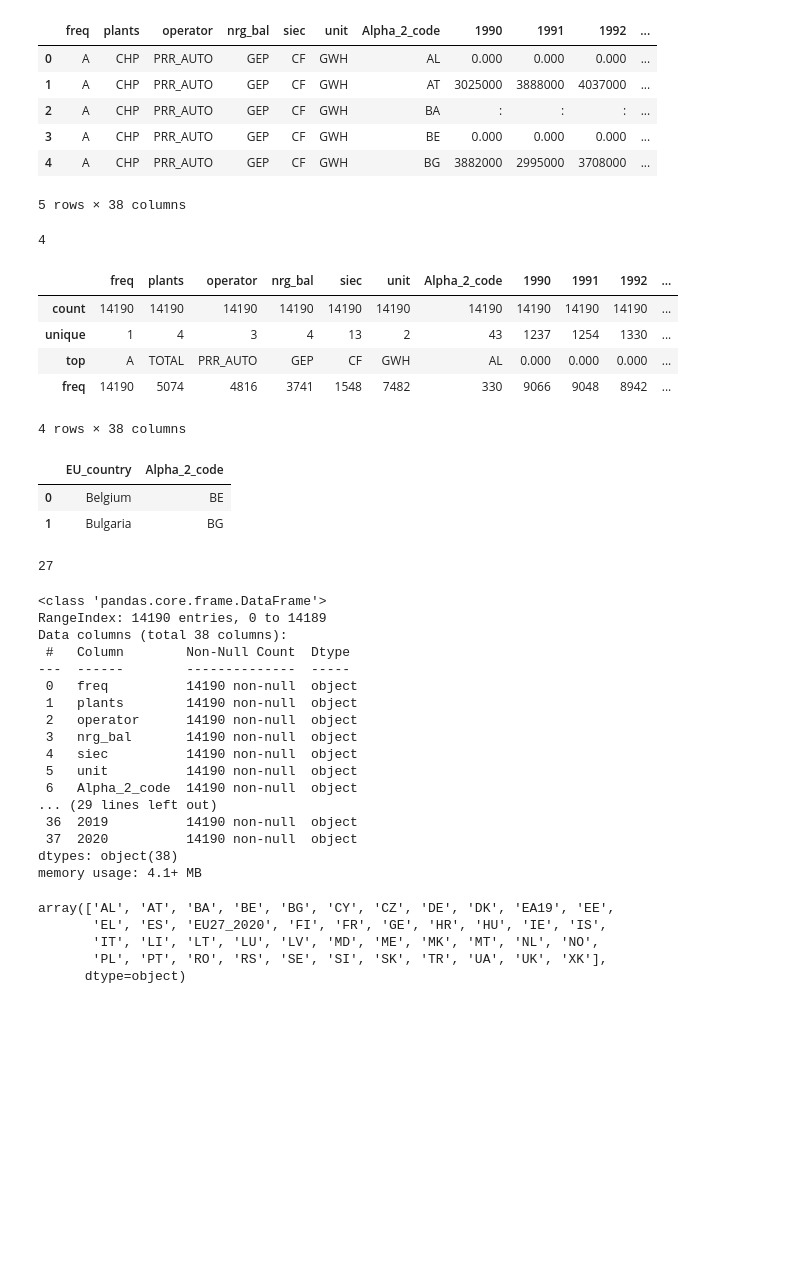
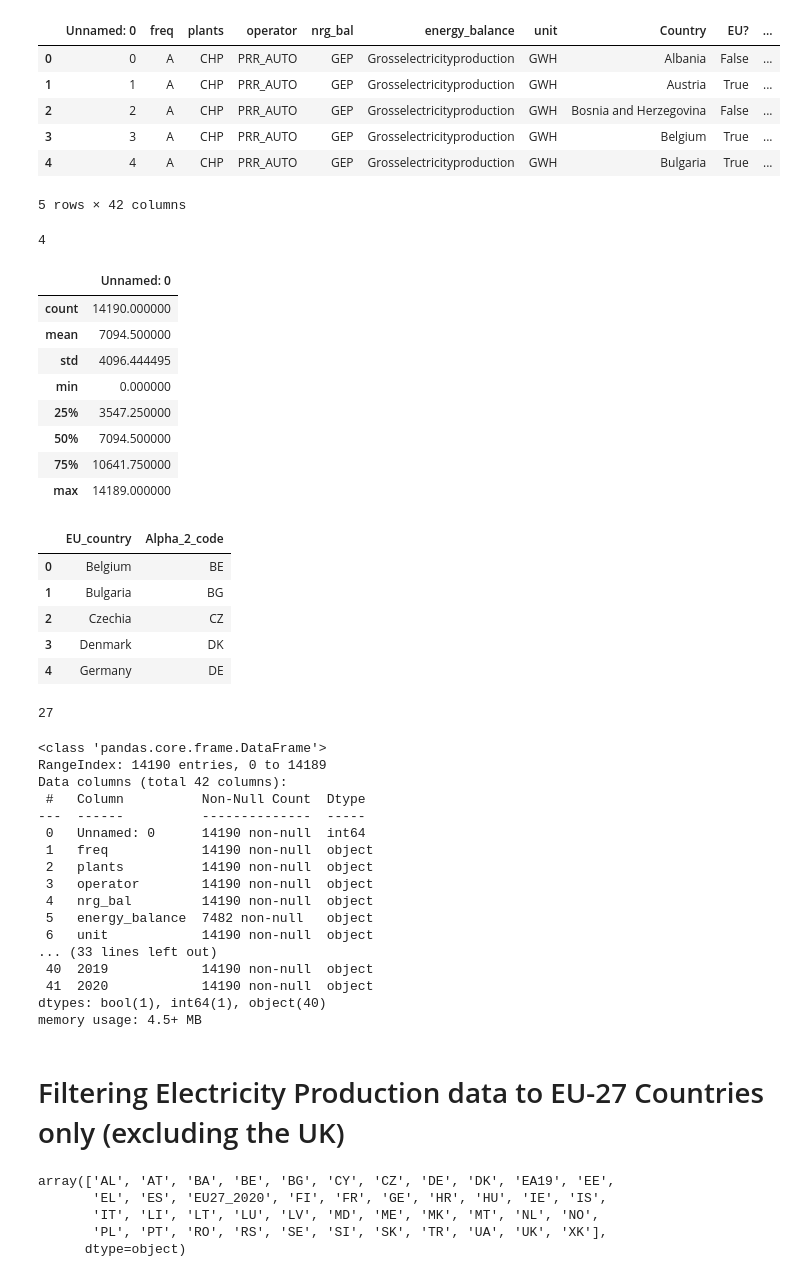
Before and after one commit to SinanSeyhan/green-electricity-project, a Jupyter notebook: notebooks/Pratima-data_analysis.ipynb, the cells around one changed output. Cells and saved outputs as stored; diff of their text form; code cells hidden in the pictures; blank space fills up the shorter version.

Commit message:
Using clean production csv

```diff
--- a/notebooks/Pratima-data_analysis.ipynb
+++ b/notebooks/Pratima-data_analysis.ipynb
@@ -5,14 +6,14 @@ import numpy as np
 # %%
-production = pd.read_csv('../raw_data/GrossNetElecProd.csv', encoding = 'unicode_escape')
+production = pd.read_csv('../raw_data/Production_Cleaned.csv', encoding = 'unicode_escape')
 production.head()
 # %% [output]
-|  | freq | plants | operator | nrg_bal | siec | unit | Alpha_2_code | 1990 | 1991 | 1992 | ... |
-| 0 | A | CHP | PRR_AUTO | GEP | CF | GWH | AL | 0.000 | 0.000 | 0.000 | ... |
-| 1 | A | CHP | PRR_AUTO | GEP | CF | GWH | AT | 3025000 | 3888000 | 4037000 | ... |
-| 2 | A | CHP | PRR_AUTO | GEP | CF | GWH | BA | : | : | : | ... |
-| 3 | A | CHP | PRR_AUTO | GEP | CF | GWH | BE | 0.000 | 0.000 | 0.000 | ... |
-| 4 | A | CHP | PRR_AUTO | GEP | CF | GWH | BG | 3882000 | 2995000 | 3708000 | ... |
+|  | Unnamed: 0 | freq | plants | operator | nrg_bal | energy_balance | unit | Country | EU? | ... |
+| 0 | 0 | A | CHP | PRR_AUTO | GEP | Grosselectricityproduction | GWH | Albania | False | ... |
+| 1 | 1 | A | CHP | PRR_AUTO | GEP | Grosselectricityproduction | GWH | Austria | True | ... |
+| 2 | 2 | A | CHP | PRR_AUTO | GEP | Grosselectricityproduction | GWH | Bosnia and Herzegovina | False | ... |
+| 3 | 3 | A | CHP | PRR_AUTO | GEP | Grosselectricityproduction | GWH | Belgium | True | ... |
+| 4 | 4 | A | CHP | PRR_AUTO | GEP | Grosselectricityproduction | GWH | Bulgaria | True | ... |
-5 rows × 38 columns
+5 rows × 42 columns
 # %%
 production.nrg_bal.nunique()
 # %% [output]
@@ -20,12 +21,15 @@ production.nrg_bal.nunique()
 # %%
 production.describe()
 # %% [output]
-|  | freq | plants | operator | nrg_bal | siec | unit | Alpha_2_code | 1990 | 1991 | 1992 | ... |
-| count | 14190 | 14190 | 14190 | 14190 | 14190 | 14190 | 14190 | 14190 | 14190 | 14190 | ... |
-| unique | 1 | 4 | 3 | 4 | 13 | 2 | 43 | 1237 | 1254 | 1330 | ... |
-| top | A | TOTAL | PRR_AUTO | GEP | CF | GWH | AL | 0.000 | 0.000 | 0.000 | ... |
-| freq | 14190 | 5074 | 4816 | 3741 | 1548 | 7482 | 330 | 9066 | 9048 | 8942 | ... |
+|  | Unnamed: 0 |
+| count | 14190.000000 |
+| mean | 7094.500000 |
+| std | 4096.444495 |
+| min | 0.000000 |
+| 25% | 3547.250000 |
+| 50% | 7094.500000 |
+| 75% | 10641.750000 |
+| max | 14189.000000 |
-4 rows × 38 columns
 # %%
 EU_countries = pd.DataFrame.from_dict([{'Belgium': 'BE', 'Bulgaria': 'BG', 'Czechia': 'CZ', 'Denmark': 'DK', 'Germany': 'DE', 'Estonia': 'EE', 'Ireland': 'IE', 'Greece': 'EL',
                 'Spain': 'ES', 'France': 'FR', 'Croatia': 'HR', 'Italy': 'IT', 'Cyprus': 'CY', 'Latvia': 'LV', 'Lithuania': 'LT', 'Luxembourg': 'LU',
@@ -33,11 +37,14 @@ EU_countries = pd.DataFrame.from_dict([{'Belgium': 'BE', 'Bulgaria': 'BG', 'Czec
                 'Slovakia': 'SK', 'Finland': 'FI', 'Sweden': 'SE'}])
 EU_countries = EU_countries.T.reset_index()
 EU_countries.rename(columns={'index': 'EU_country', 0: 'Alpha_2_code'}, inplace=True)
-EU_countries.head(2)
+EU_countries.head()
 # %% [output]
 |  | EU_country | Alpha_2_code |
 | 0 | Belgium | BE |
 | 1 | Bulgaria | BG |
+| 2 | Czechia | CZ |
+| 3 | Denmark | DK |
+| 4 | Germany | DE |
 # %%
 EU_countries.EU_country.nunique()
 # %% [output]
@@ -47,21 +54,23 @@ production.info()
 # %% [output]
 <class 'pandas.core.frame.DataFrame'>
 RangeIndex: 14190 entries, 0 to 14189
-Data columns (total 38 columns):
- #   Column        Non-Null Count  Dtype
----  ------        --------------  -----
- 0   freq          14190 non-null  object
- 1   plants        14190 non-null  object
- 2   operator      14190 non-null  object
- 3   nrg_bal       14190 non-null  object
- 4   siec          14190 non-null  object
- 5   unit          14190 non-null  object
- 6   Alpha_2_code  14190 non-null  object
-... (29 lines left out)
- 36  2019          14190 non-null  object
- 37  2020          14190 non-null  object
-dtypes: object(38)
-memory usage: 4.1+ MB
+Data columns (total 42 columns):
+ #   Column          Non-Null Count  Dtype
+---  ------          --------------  -----
+ 0   Unnamed: 0      14190 non-null  int64
+ 1   freq            14190 non-null  object
+ 2   plants          14190 non-null  object
+ 3   operator        14190 non-null  object
+ 4   nrg_bal         14190 non-null  object
+ 5   energy_balance  7482 non-null   object
+ 6   unit            14190 non-null  object
+... (33 lines left out)
+ 40  2019            14190 non-null  object
+ 41  2020            14190 non-null  object
+dtypes: bool(1), int64(1), object(40)
+memory usage: 4.5+ MB
+# %% [markdown]
+# Filtering Electricity Production data to EU-27 Countries only (excluding the UK)
 # %%
 production.Alpha_2_code.unique()
 # %% [output]
```
Also changed, not shown: parts of 68 cells of this notebook.
